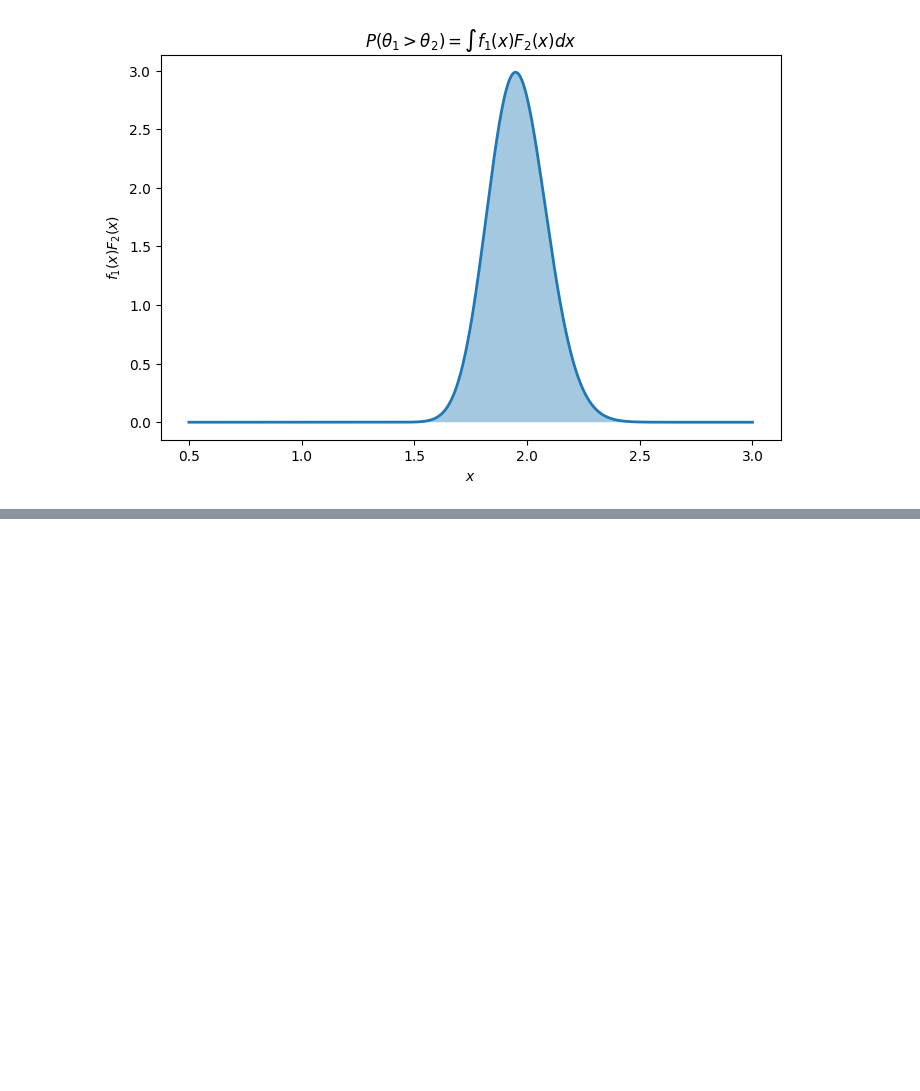
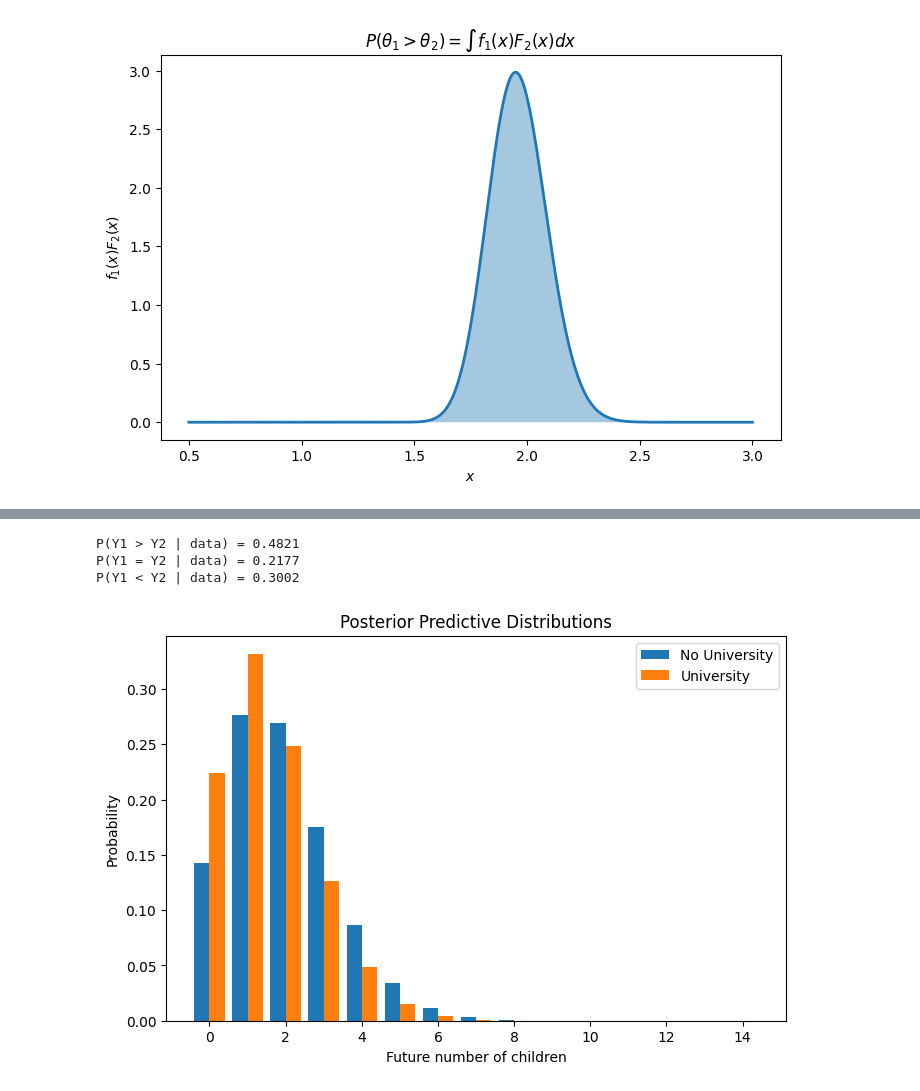
Before and after one commit to SHAOYIKYEOH/beyesian_beta_gamma, a Jupyter notebook: birth-rate-analysis.ipynb, the cells around one changed output, grey strips where cells are left out. Cells and saved outputs as stored; diff of their text form; code cells hidden in the pictures; blank space fills up the shorter version.

Commit message:
Kaggle Notebook | Birth_Rate_Analysis | NegativeBinomial

```diff
--- a/birth-rate-analysis.ipynb
+++ b/birth-rate-analysis.ipynb
@@ -95,0 +103,62 @@ print(prob)
+# %%
+from scipy.stats import nbinom
+
+# Posterior parameters
+alpha1, beta1 = 219, 112
+alpha2, beta2 = 68, 45
+
+# Gamma-Poisson -> Negative Binomial
+p1 = beta1 / (beta1 + 1)
+p2 = beta2 / (beta2 + 1)
+
+# range
+y = np.arange(0, 15)
+
+# Posterior predictive PMF
+pmf1 = nbinom.pmf(y, alpha1, p1)
+pmf2 = nbinom.pmf(y, alpha2, p2)
+
+# P(Y1 > Y2 | data)
+prob_gt = np.sum(
+    pmf1 * nbinom.cdf(y - 1, alpha2, p2)
+)
+
+# P(Y1 = Y2 | data)
+prob_eq = np.sum(
+    pmf1 * pmf2
+)
+
+# P(Y1 < Y2 | data)
+prob_lt = 1 - prob_gt - prob_eq
+
+print(f"P(Y1 > Y2 | data) = {prob_gt:.4f}")
+print(f"P(Y1 = Y2 | data) = {prob_eq:.4f}")
+print(f"P(Y1 < Y2 | data) = {prob_lt:.4f}")
+# %% [output]
+P(Y1 > Y2 | data) = 0.4821
+P(Y1 = Y2 | data) = 0.2177
+P(Y1 < Y2 | data) = 0.3002
+# %%
+plt.figure(figsize=(8,5))
+
+plt.bar(
+    y - 0.2,
+    pmf1,
+    width=0.4,
+    label="No University"
+)
+
+plt.bar(
+    y + 0.2,
+    pmf2,
+    width=0.4,
+    label="University"
+)
+
+plt.xlabel("Future number of children")
+plt.ylabel("Probability")
+plt.title("Posterior Predictive Distributions")
+plt.legend()
+plt.show()
+# %% [output]
+[figure, added]
```
Also changed, not shown: parts of 2 cells of this notebook.
